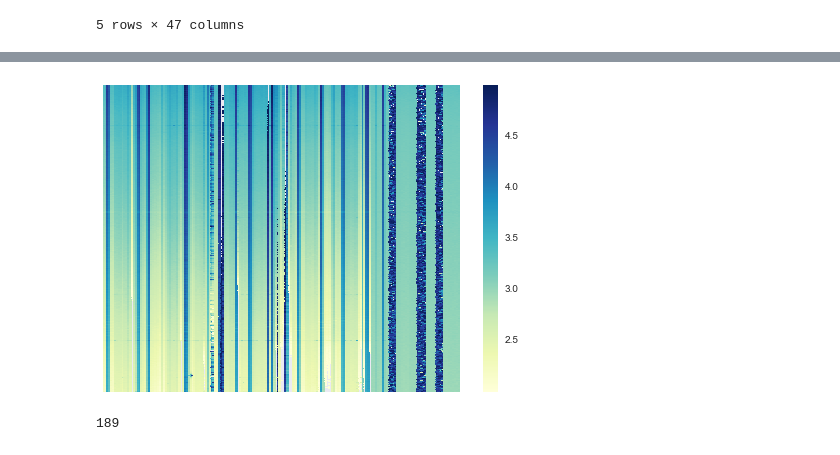
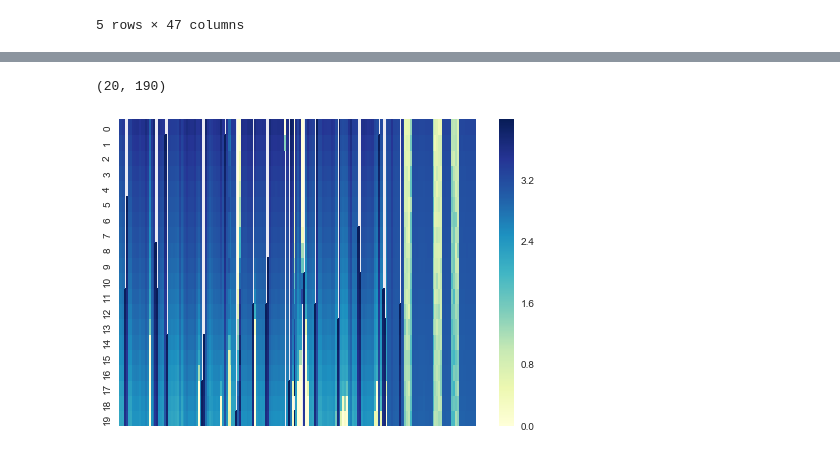
Before and after one commit to olegs22/SCI-Bayes, a Jupyter notebook: avances/Calibracion.ipynb, the cells around one changed output, grey strips where cells are left out. Drawn from its saved outputs; the diff is of its cells as text; code cells hidden in the pictures.

```diff
--- a/avances/Calibracion.ipynb
+++ b/avances/Calibracion.ipynb
@@ -168,0 +233,3 @@ l_data3.head()
+# %%
+df2 = pd.DataFrame()
+print df2
@@ -168,0 +240,7 @@ l_data3.head()
+# %%
+cell=np.zeros(20)
+# %%
+for i in range(190):
+    for j in range(20):
+        cell[j]=np.mean(l_data3.values[step[j]:step[j+1] , i])
+    df2.insert(i,'%3s'%str(i),cell)
@@ -169,8 +257,11 @@ l_data3.head()
+# %%
+np.shape(df2)
+# %% [output]
+(20, 190)
+# %%
+d_mask1 = df2<4.0
 # %%
-sb.heatmap(l_data3, cmap='YlGnBu', xticklabels=False, yticklabels=False);
+fig1 = plt.figure()
+sb.heatmap(df2[d_mask1], cmap='YlGnBu', xticklabels=False, yticklabels=True);
 # %% [output]
-[figure, old version]
+[figure, new version]
-# %%
-print len(l_data3.columns)
-# %% [output]
-189
```
Also changed, not shown: parts of 54 cells of this notebook.
